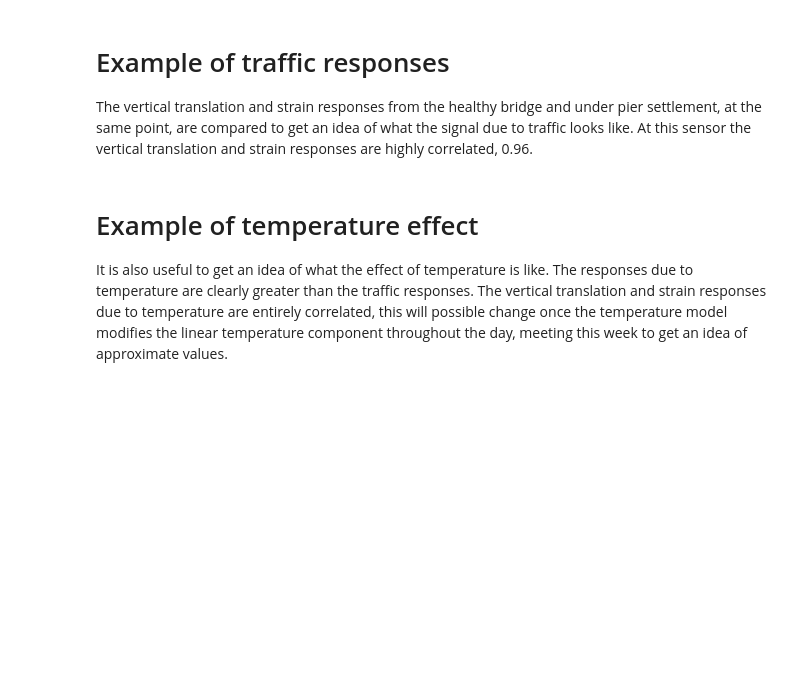
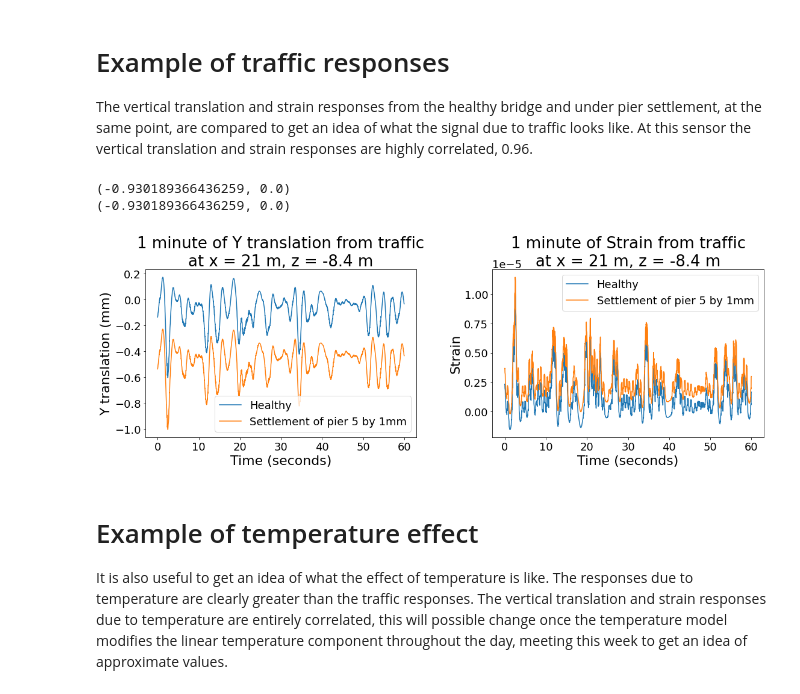
Before and after one commit to jerbaroo/bridge-sim, a Jupyter notebook: notebooks/temperature.ipynb, the cells around one changed output. Cells and saved outputs as stored; diff of their text form; code cells hidden in the pictures; blank space fills up the shorter version.

```diff
--- a/notebooks/temperature.ipynb
+++ b/notebooks/temperature.ipynb
@@ -196,34 +203,36 @@ responses.shape
 # Example of traffic responses
 The vertical translation and strain responses from the healthy bridge and under pier settlement, at the same point, are compared to get an idea of what the signal due to traffic looks like. At this sensor the vertical translation and strain responses are highly correlated, 0.96.
 # %%
-from scipy.stats import pearsonr
-
-y_h_48m, s_h_48m = deepcopy(responses[0])  # Healthy bridge. Vertical translation and strain.
-y_p_48m, s_p_48m = deepcopy(responses[1])  # Pier settlement. Vertical translation and strain.
+_y_h_48m, _s_h_48m = responses[0]  # Healthy bridge. Vertical translation and strain.
+_y_p_48m, _s_p_48m = responses[1]  # Pier settlement. Vertical translation and strain.
 # Cut to 1 minute.
-y_h_1m, s_h_1m = y_h_48m[:int(len(y_h_48m) / total_mins)], s_h_48m[:int(len(s_h_48m) / total_mins)]
-y_p_1m, s_p_1m = y_p_48m[:int(len(y_p_48m) / total_mins)], s_p_48m[:int(len(s_p_48m) / total_mins)]
+y_h_1m, s_h_1m = _y_h_48m[:int(len(_y_h_48m) / total_mins)], _s_h_48m[:int(len(_s_h_48m) / total_mins)]
+y_p_1m, s_p_1m = _y_p_48m[:int(len(_y_p_48m) / total_mins)], _s_p_48m[:int(len(_s_p_48m) / total_mins)]
 
 plt.subplot(2, 2, 1)
 plt.plot(np.arange(len(y_h_1m)) * c.sensor_hz, resize_y(y_h_1m), label="Healthy")
 plt.ylabel(f"{rt_y.name()} ({units_y})")
 plt.xlabel(f"Time (seconds)")
 plt.title(f"1 minute of {rt_y.name()} from traffic\nat x = {np.around(sensor_point.x, 2)} m, z = {np.around(sensor_point.z, 2)} m")
 plt.subplot(2, 2, 2)
 plt.plot(np.arange(len(s_h_1m)) * c.sensor_hz, resize_s(s_h_1m), label="Healthy")
 plt.ylabel(f"{rt_s.name()}")
 plt.xlabel(f"Time (seconds)")
 plt.title(f"1 minute of {rt_s.name()} from traffic\nat x = {np.around(sensor_point.x, 2)} m, z = {np.around(sensor_point.z, 2)} m")
 plt.subplot(2, 2, 1)
 plt.plot(np.arange(len(y_p_1m)) * c.sensor_hz, resize_y(y_p_1m), label="Settlement of pier 5 by 1mm")
 plt.legend()
 plt.subplot(2, 2, 2)
 plt.plot(np.arange(len(s_p_1m)) * c.sensor_hz, resize_s(s_p_1m), label="Settlement of pier 5 by 1mm")
 plt.legend()
 plt.tight_layout()
 
 print(pearsonr(y_h_1m, s_h_1m))
 print(pearsonr(y_p_1m, s_p_1m))
+# %% [output]
+(-0.930189366436259, 0.0)
+(-0.930189366436259, 0.0)
+[figure, added]
 # %% [markdown]
 # Example of temperature effect
 It is also useful to get an idea of what the effect of temperature is like. The responses due to temperature are clearly greater than the traffic responses.  The vertical translation and strain responses due to temperature are entirely correlated, this will possible change once the temperature model modifies the linear temperature component throughout the day, meeting this week to get an idea of approximate values.
```
Also changed, not shown: parts of 40 cells of this notebook, 18 other files.
